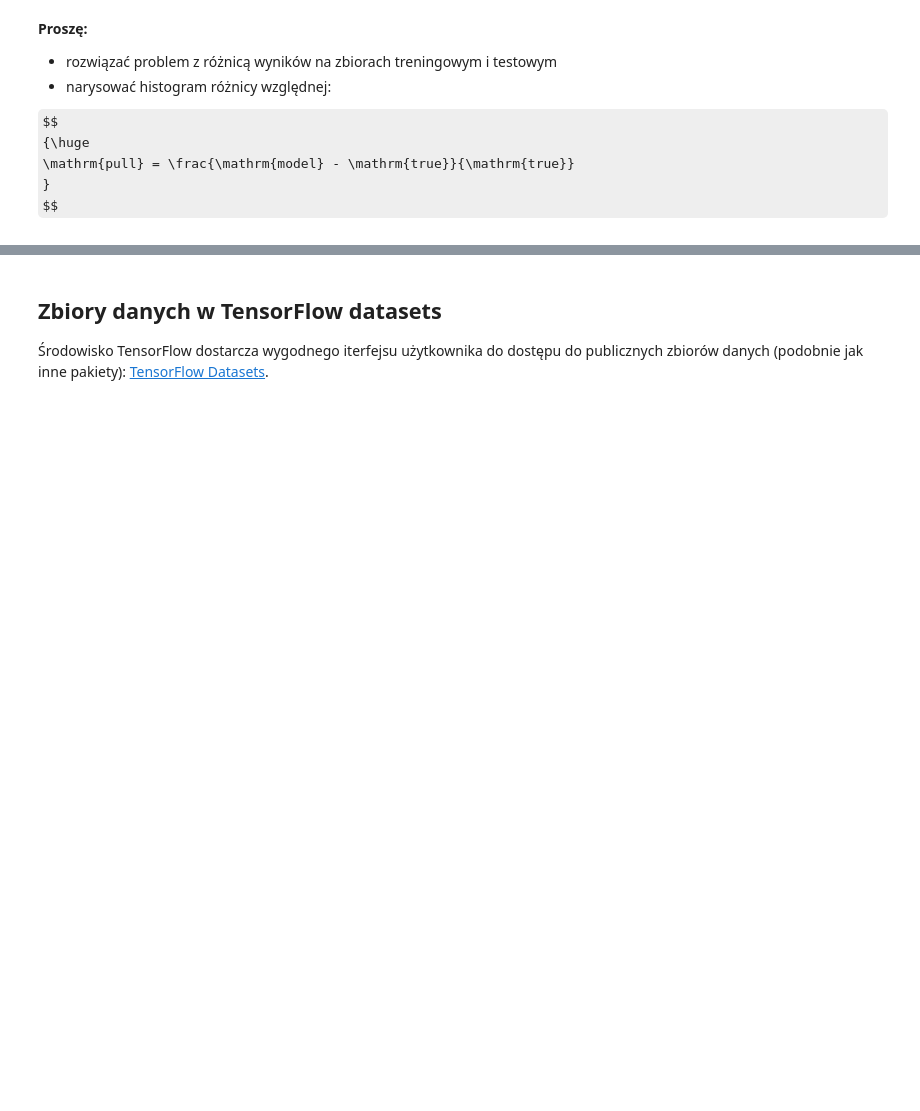
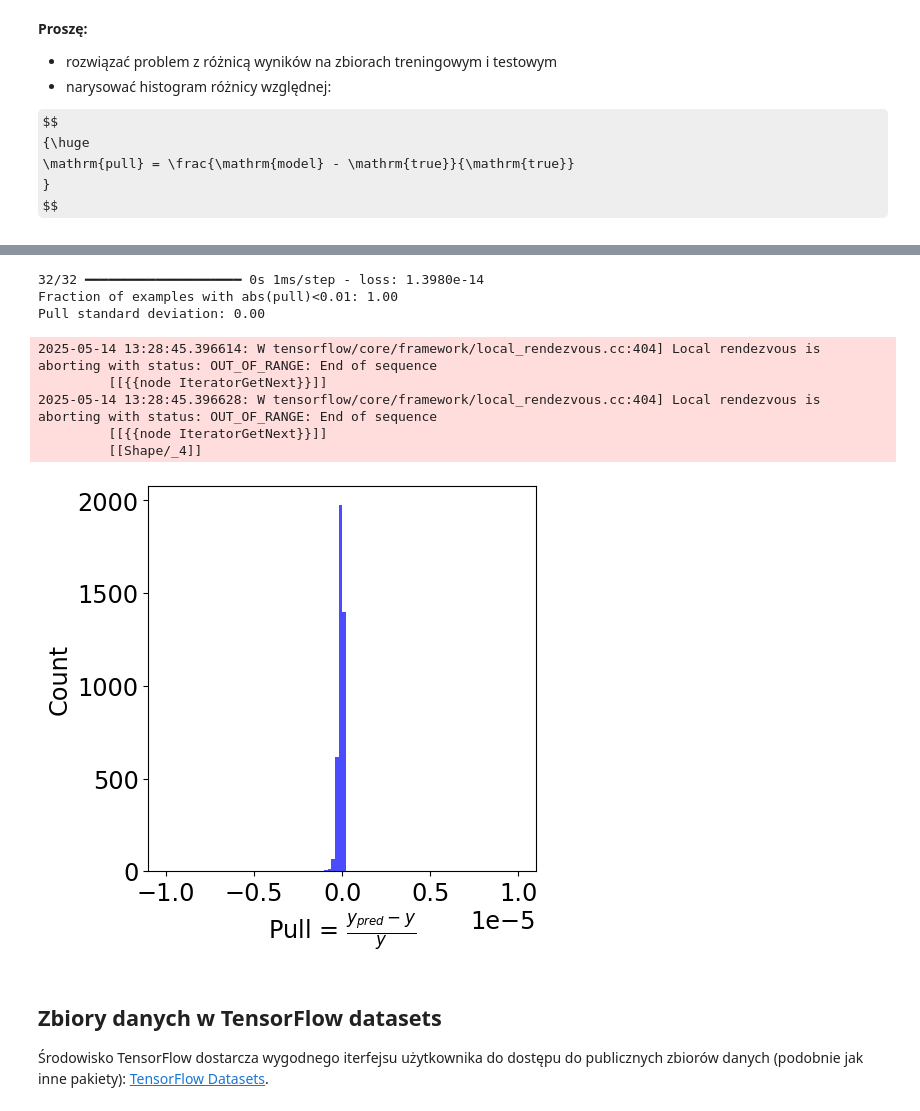
Before and after one commit to jpkusmiersk/Uczenie_maszynowe_2, a Jupyter notebook: 08_Potoki_danych.ipynb, the cells around one changed output, grey strips where cells are left out. Saved outputs shown, nothing was run; the diff lists cells and outputs as text; code cells hidden in the pictures; some formulas as TeX source; blank space fills up the shorter version.

```diff
--- a/08_Potoki_danych.ipynb
+++ b/08_Potoki_danych.ipynb
@@ -415,7 +459,12 @@ Czy wynik na zbiorze testowym jest zgodny z oczekiwaniem?
 # %% [markdown]
 1) Przygotowanie danych z generatora.
 # %%
-...rozwiązanie...
+dataset = tf.data.Dataset.from_generator(points3DGenerator,
+         output_signature=(
+             (tf.TensorSpec(shape=(nFeatures,), dtype=tf.float32, name="features"),
+             tf.TensorSpec(shape=(1), dtype=tf.float32, name="labels")))
+    )
+
 item = next(iter(dataset))
 print(colored("Features shape:", "blue"), item[0].shape)
 print(colored("Labels shape:", "blue"), item[1].shape)
@@ -427,7 +479,9 @@ print(colored("Labels shape:", "blue"), item[1].shape)
 * przygotowanie odpowiedniej liczby przykładów
 * buforowanie
 # %%
-...rozwiązanie...
+nStepsPerEpoch = 1024
+batchSize = 64
+dataset_train = dataset.batch(batchSize).map(func).take(nStepsPerEpoch).cache()
 
 item = next(iter(dataset_train))
 print(colored("Features shape:", "blue"), item[0].shape)
@@ -452,0 +592,13 @@ pass
+# %%
+dataset_test = dataset.batch(128).map(func).take(32)
+y_pred = model.predict(dataset_test)
+y = np.array([y.numpy() for x,y in dataset_test.unbatch()])
+
+pull = (y_pred - y)/y
+pull = pull.flatten()
+threshold = 1E-2
+
+print(colored("Fraction of examples with abs(pull)<0.01:","blue"),"{:3.4f}".format(np.mean(np.abs(pull)<threshold)))
+print(colored("Pull standard deviation:","blue"),"{:3.2f}".format(pull.std()))
+
+pass
@@ -469,0 +625,19 @@ pass
+# %%
+dataset_test = dataset.batch(128).map(func).take(32).cache()
+y_pred = model.predict(dataset_test)
+y = np.array([y.numpy() for x,y in dataset_test.unbatch()])
+
+pull = (y_pred - y)/y
+pull = pull.flatten()
+threshold = 1E-2
+
+fig, axis = plt.subplots(1, figsize=(5, 5))
+axis.hist(pull, bins=100, range=(-1E-5, 1E-5), color='blue', alpha=0.7)
+axis.set_xlabel(r"Pull = $\frac{y_{pred} - y}{y}$")
+axis.set_ylabel("Count")
+model.evaluate(dataset_test)
+
+print(colored("Fraction of examples with abs(pull)<0.01:","blue"),"{:3.2f}".format(np.mean(np.abs(pull)<threshold)))
+print(colored("Pull standard deviation:","blue"),"{:3.2f}".format(pull.std()))
+pass
+# %% [output]
@@ -470,3 +648,12 @@ pass
+32/32 ━━━━━━━━━━━━━━━━━━━━ 0s 1ms/step - loss: 1.3980e-14
+Fraction of examples with abs(pull)<0.01: 1.00
+Pull standard deviation: 0.00
+2025-05-14 13:28:45.396614: W tensorflow/core/framework/local_rendezvous.cc:404] Local rendezvous is aborting with status: OUT_OF_RANGE: End of sequence
+         [[{{node IteratorGetNext}}]]
+2025-05-14 13:28:45.396628: W tensorflow/core/framework/local_rendezvous.cc:404] Local rendezvous is aborting with status: OUT_OF_RANGE: End of sequence
+         [[{{node IteratorGetNext}}]]
+         [[Shape/_4]]
+[figure, added]
 # %% [markdown]
 ## Zbiory danych w TensorFlow datasets
 
```
Also changed, not shown: parts of 23 cells of this notebook, 1 other file.
